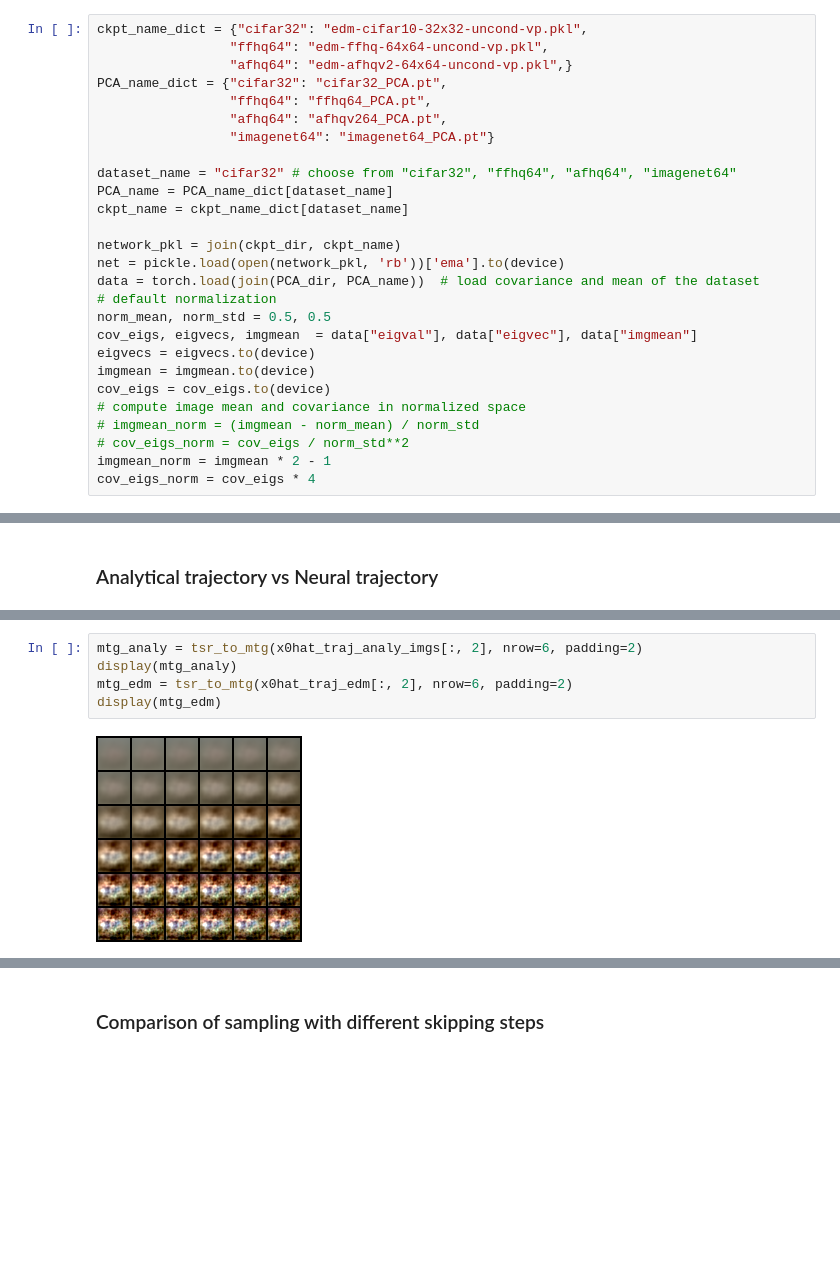
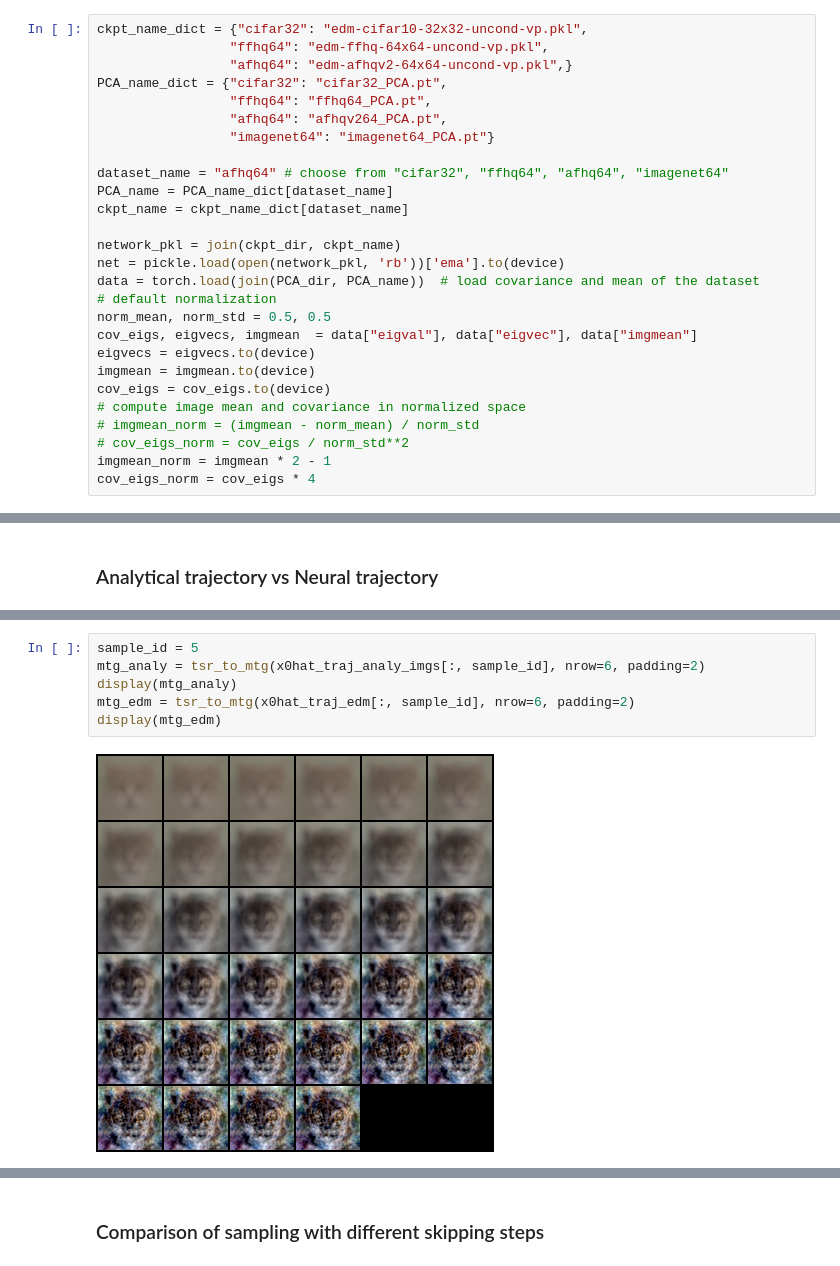
Before and after one commit to Animadversio/GaussianTeleportationDiffusion, a Jupyter notebook: notebooks/demo_edm_score.ipynb, the cells around one changed output, grey strips where cells are left out. Cells and saved outputs as stored; diff of their text form; blank space fills up the shorter version.

```diff
--- a/notebooks/demo_edm_score.ipynb
+++ b/notebooks/demo_edm_score.ipynb
@@ -198,7 +198,7 @@ PCA_name_dict = {"cifar32": "cifar32_PCA.pt",
                  "afhq64": "afhqv264_PCA.pt",
                  "imagenet64": "imagenet64_PCA.pt"}
 
-dataset_name = "cifar32" # choose from "cifar32", "ffhq64", "afhq64", "imagenet64"
+dataset_name = "afhq64" # choose from "cifar32", "ffhq64", "afhq64", "imagenet64"
 PCA_name = PCA_name_dict[dataset_name]
 ckpt_name = ckpt_name_dict[dataset_name]
 
@@ -256,7 +310,8 @@ tensor(4.1785, device='cuda:0', dtype=torch.float64)
 # %%
-mtg_analy = tsr_to_mtg(x0hat_traj_analy_imgs[:, 2], nrow=6, padding=2)
+sample_id = 5
+mtg_analy = tsr_to_mtg(x0hat_traj_analy_imgs[:, sample_id], nrow=6, padding=2)
 display(mtg_analy)
-mtg_edm = tsr_to_mtg(x0hat_traj_edm[:, 2], nrow=6, padding=2)
+mtg_edm = tsr_to_mtg(x0hat_traj_edm[:, sample_id], nrow=6, padding=2)
 display(mtg_edm)
 # %% [output]
-[figure, old version]
+[figure, new version]
```
Also changed, not shown: parts of 9 cells of this notebook, 8 other files.
